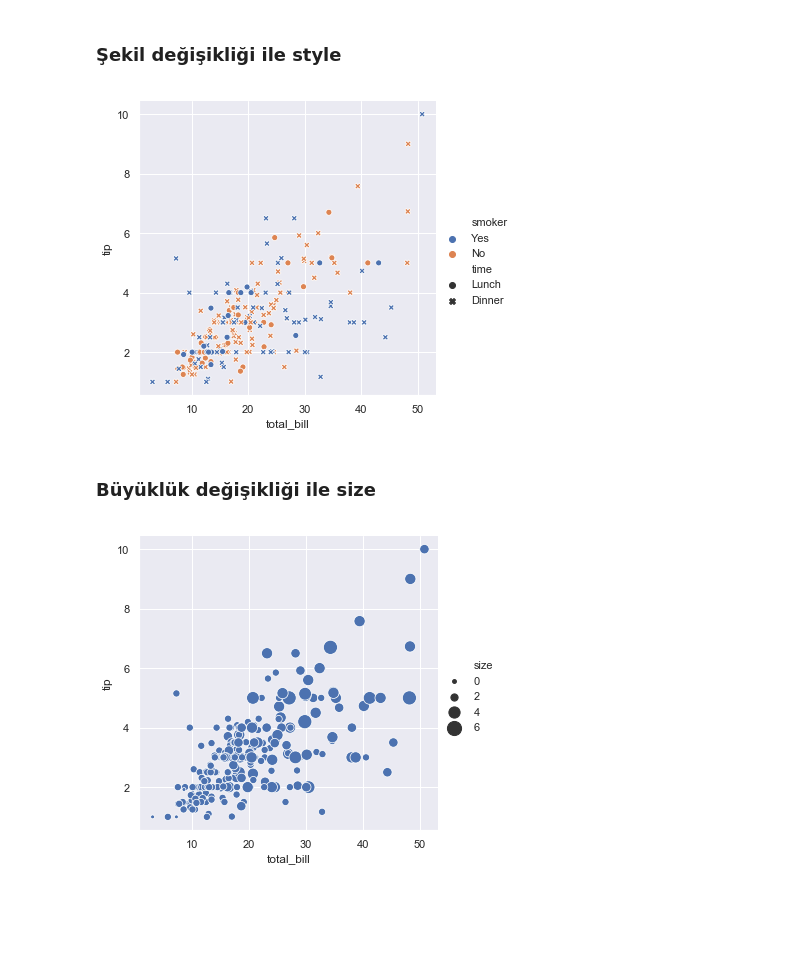
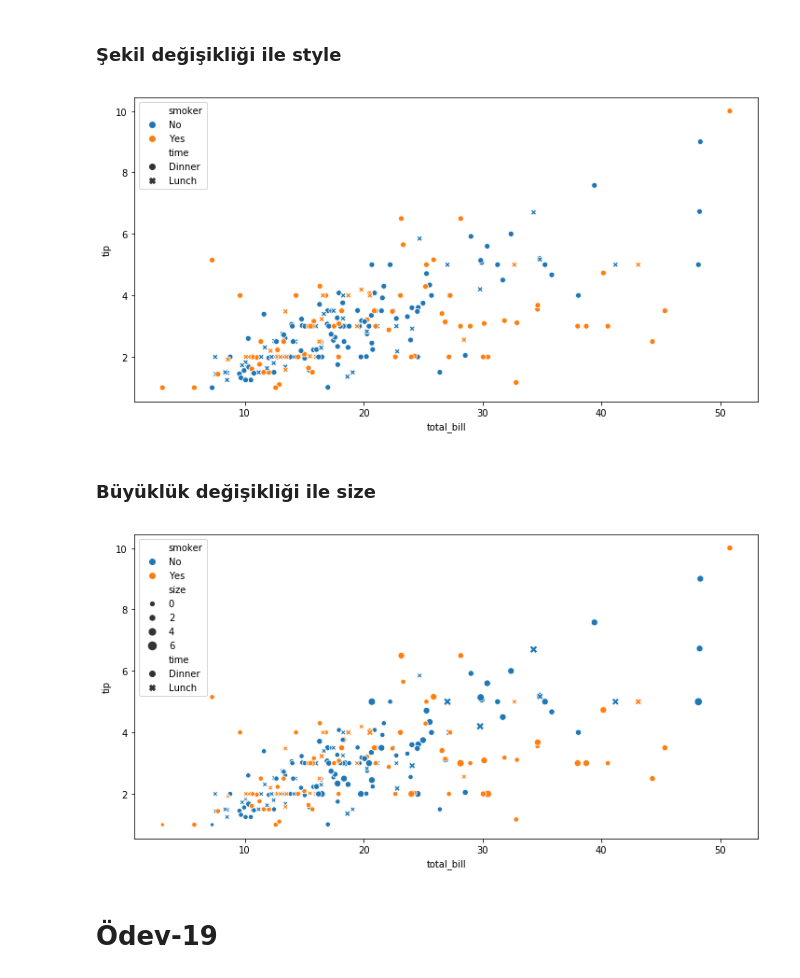
Before and after one commit to erkansirin78/machine-learning-with-python, a Jupyter notebook: 05_seaborn/01.seaborn_scatterplot_giris.ipynb, the cells around one changed output. Drawn from its saved outputs; the diff is of its cells as text; code cells hidden in the pictures; blank space fills up the shorter version.

```diff
--- a/05_seaborn/01.seaborn_scatterplot_giris.ipynb
+++ b/05_seaborn/01.seaborn_scatterplot_giris.ipynb
@@ -23,0 +12,3 @@ bahsis_df.head()
+# %%
+bahsis_df = pd.read_csv("https://raw.githubusercontent.com/erkansirin78/preprocessing-analysis-ml-dl-big-data/master/Datasets/tips.csv")
+bahsis_df.head()
@@ -54,14 +55,18 @@ plt.show()
 # %%
 # style parametresine time dediğimizde time kategorilerden Lunch ve Dinner şekil değiştirerek grafikte yer alır
 # %%
-sns.relplot(x="total_bill", y="tip", hue="smoker", style="time", kind="scatter", data=bahsis_df)
+ plt.figure(figsize=(12,6))
+sns.scatterplot(x="total_bill", y="tip", hue="smoker", style="time", data=bahsis_df)
 plt.show()
 # %% [output]
-[figure, old version]
+[figure, new version]
 # %% [markdown]
 ### Büyüklük değişikliği ile size
 # %%
-sns.relplot(x="total_bill", y="tip", size="size", sizes=(15, 200), kind="scatter", data=bahsis_df)
+plt.figure(figsize=(12,6))
+sns.scatterplot(x="total_bill", y="tip", hue="smoker", style="time", size="size",  data=bahsis_df)
 plt.show()
 # %% [output]
-[figure, old version]
+[figure, new version]
+# %% [markdown]
+# Ödev-19
```
Also changed, not shown: parts of 7 cells of this notebook, 21 other files.
